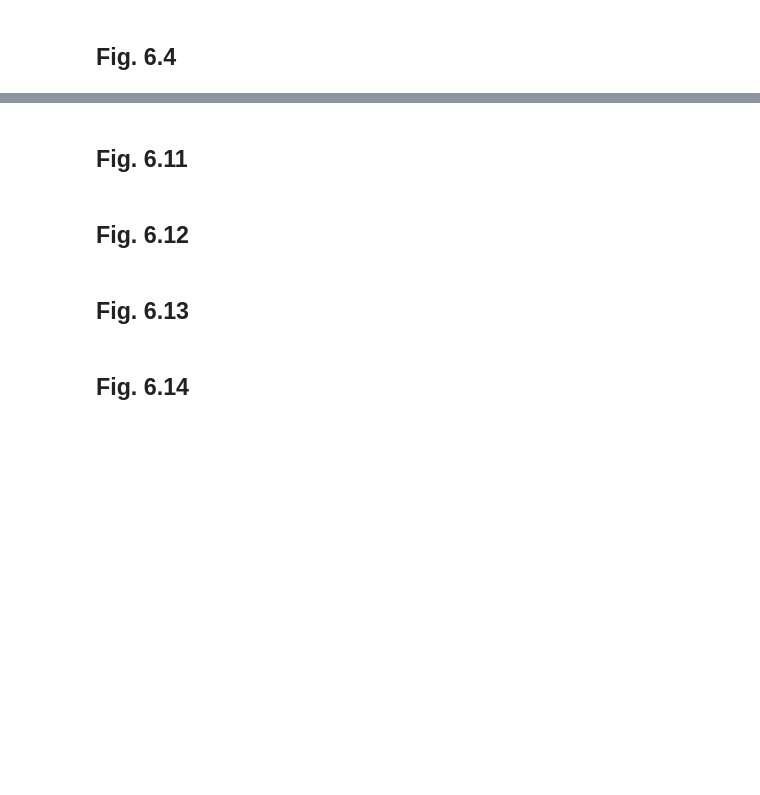
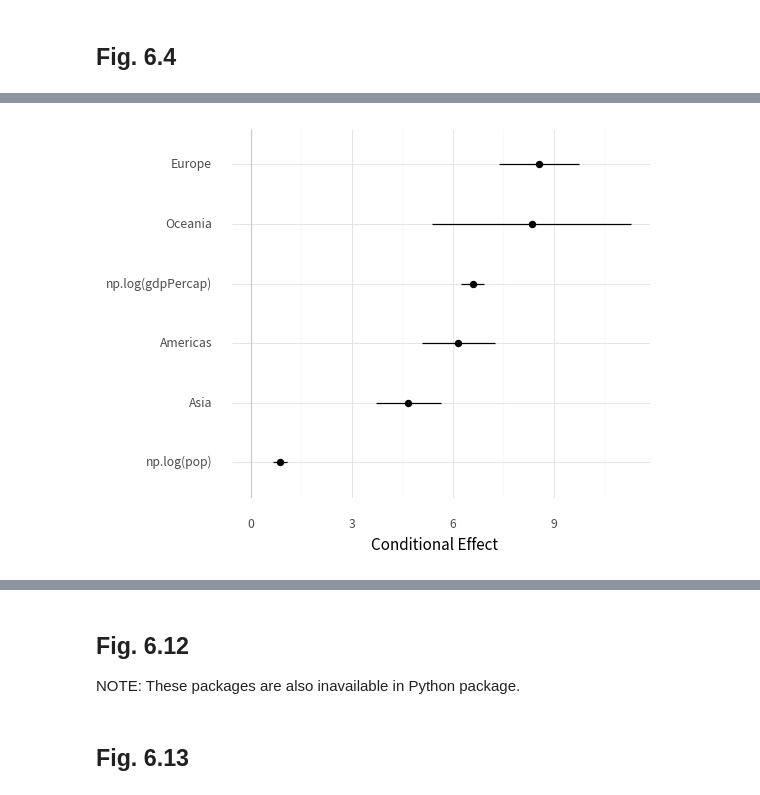
Before and after one commit to Gedevan-Aleksizde/pysocviz, a Jupyter notebook: notebooks/ch.6.ipynb, the cells around one changed output, grey strips where cells are left out. Drawn from its saved outputs; the diff is of its cells as text; code cells hidden in the pictures; blank space fills up the shorter version.

```diff
--- a/notebooks/ch.6.ipynb
+++ b/notebooks/ch.6.ipynb
@@ -246,11 +363,14 @@ p + geom_pointrange(
 # %%
-# TODO: how to calculate marginal effects easily
-out_bo = glm(
-  'obama ~ C(polviews, Treatment(reference="Moderate")) + sex*race',
-  data=gss_sm, family=sm.families.Binomial()).fit()
-out_bo.summary()
+pv_cp = cplot(out_bo, model_bo.formula, gss_sm, at='sex')
 
-# p = ggplot(bo_gg, aes(x='reorder(factor, AME)', y='AME', ymin='lower', ymax='upper'))
-# p + geom_hline(yintercept=0, color=colors["gray80"]) + geom_pointrange(
-)#  + coord_flip() + labs(x=None, y="Average Marginal Effect")
+ggplot(
+    pv_cp,
+    aes(x='reorder(xvals, yvals)', y='yvals', ymin='lower', ymax='upper')
+)
+
+p + geom_hline(
+    yintercept=0, color=colors['gray80']
+) + geom_pointrange() + coord_flip(
+) + labs(x=None, y="Conditional Effect")
 # %% [output]
+[figure, added]
@@ -258,2 +377,0 @@ SyntaxError: unmatched ')' (<ipython-input-10-d92c1256ab11>, line 9)
-# %% [markdown]
-## Fig. 6.11
@@ -262,5 +378,7 @@ SyntaxError: unmatched ')' (<ipython-input-10-d92c1256ab11>, line 9)
 # %% [markdown]
 ## Fig. 6.12
+
+NOTE: These packages are also inavailable in Python package.
 # %%
 # TODO
 # %% [markdown]
@@ -268,5 +386,3 @@ SyntaxError: unmatched ')' (<ipython-input-10-d92c1256ab11>, line 9)
 # %%
 # TODO
 # draw();
-# %% [markdown]
-## Fig. 6.14
```
Also changed, not shown: parts of 35 cells of this notebook, 3 other files.
